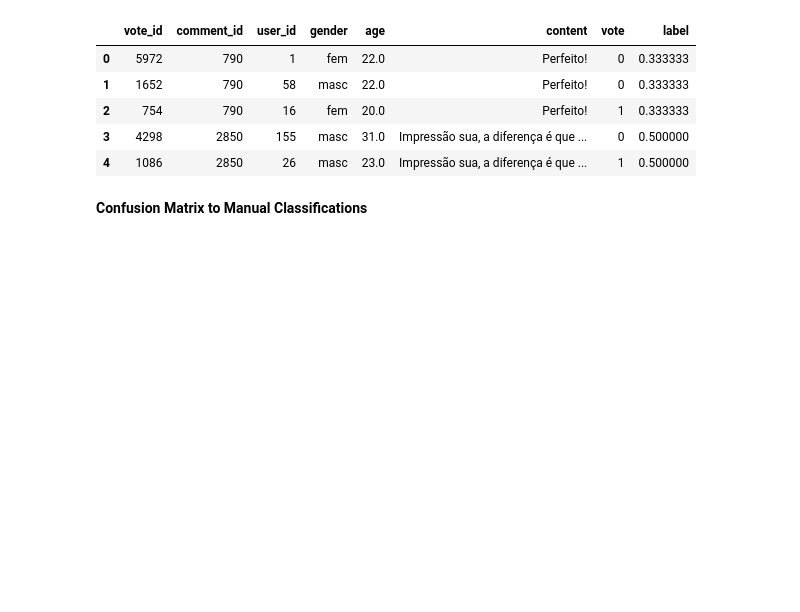
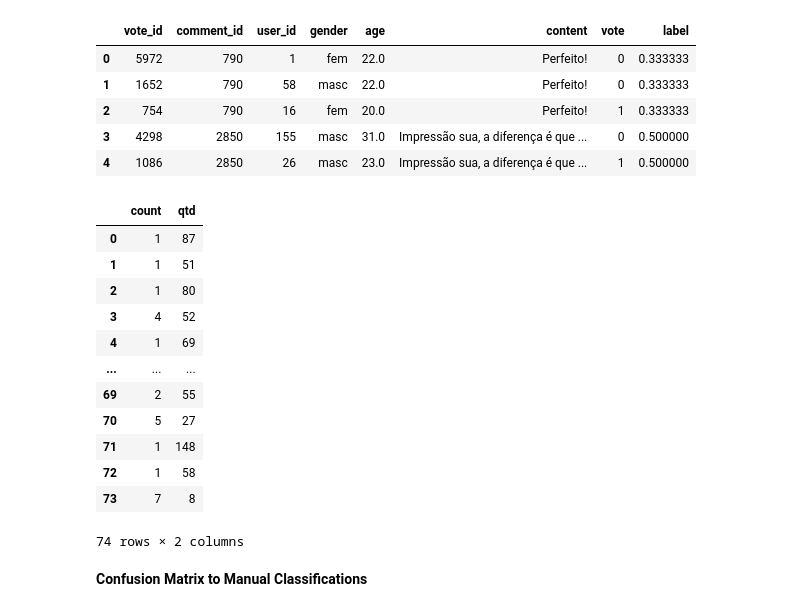
Before and after one commit to mlpbraga/sexism-data-analysis, a Jupyter notebook: data-analysis/data-analysis.ipynb, the cells around one changed output. Drawn from its saved outputs; the diff is of its cells as text; code cells hidden in the pictures; blank space fills up the shorter version.

```diff
--- a/data-analysis/data-analysis.ipynb
+++ b/data-analysis/data-analysis.ipynb
@@ -385,3 +437,19 @@ votes_per_user.head(5)
+# %%
+x
+# %% [output]
+|  | count | qtd |
+| 0 | 1 | 87 |
+| 1 | 1 | 51 |
+| 2 | 1 | 80 |
+| 3 | 4 | 52 |
+| 4 | 1 | 69 |
+| ... | ... | ... |
+| 69 | 2 | 55 |
+| 70 | 5 | 27 |
+| 71 | 1 | 148 |
+| 72 | 1 | 58 |
+| 73 | 7 | 8 |
+74 rows × 2 columns
 # %% [markdown]
 **Confusion Matrix to Manual Classifications**
 # %%
```
Also changed, not shown: parts of 39 cells of this notebook, 20 other files.
